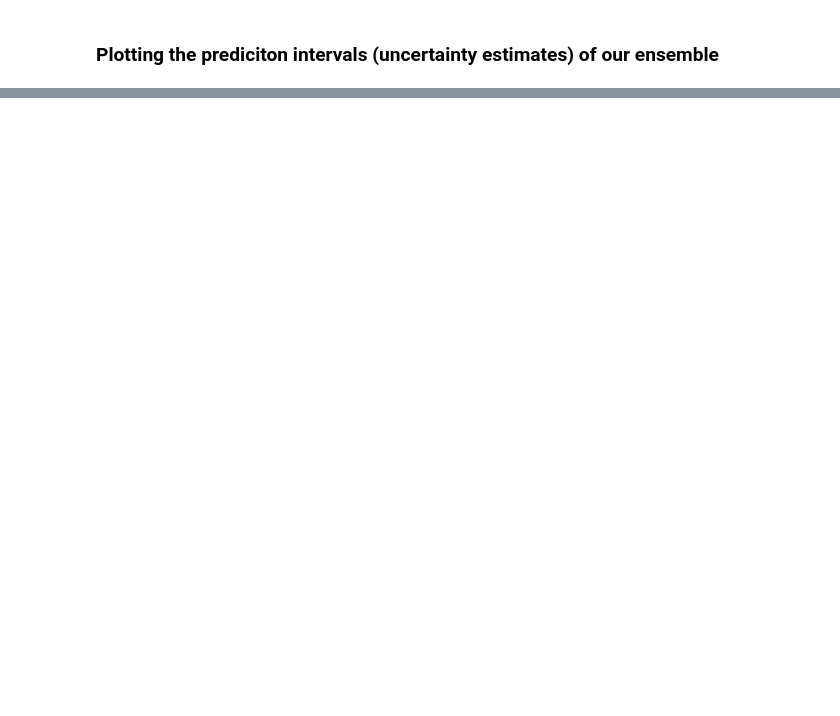
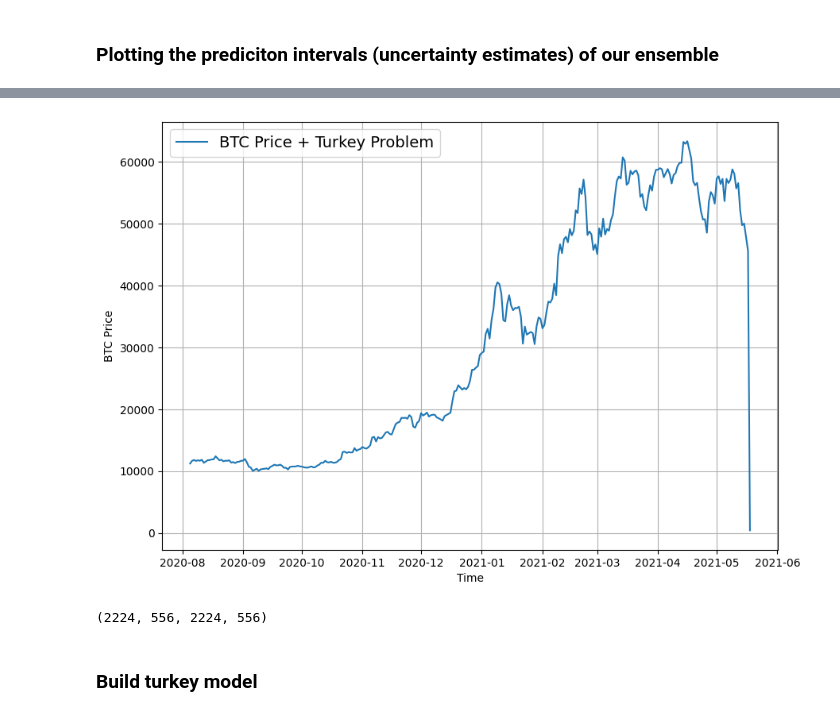
Before and after one commit to random-words/colab-notebooks, a Jupyter notebook: 10__time_series_forecasting.ipynb, the cells around one changed output, grey strips where cells are left out. Cells and saved outputs as stored; diff of their text form; code cells hidden in the pictures; blank space fills up the shorter version.

```diff
--- a/10__time_series_forecasting.ipynb
+++ b/10__time_series_forecasting.ipynb
@@ -1965,0 +2176,3 @@ plt.legend(loc="upper left", fontsize=14);
+# %%
+btc_price_turkey = btc_price.copy()
+btc_price_turkey[-1] = btc_price_turkey[-1] / 100
@@ -1965,0 +2193,4 @@ plt.legend(loc="upper left", fontsize=14);
+# %%
+# Get timesteps
+btc_timesteps_turkey = np.array(bitcoin_prices.index)
+btc_timesteps_turkey[-10:]
@@ -1965,0 +2204,9 @@ plt.legend(loc="upper left", fontsize=14);
+# %%
+plt.figure(figsize=(10, 7))
+plot_time_series(timesteps=btc_timesteps_turkey,
+                 values=btc_price_turkey,
+                 format="-",
+                 label="BTC Price + Turkey Problem",
+                 start=2500)
+# %% [output]
+[figure, added]
@@ -1965,0 +2216,12 @@ plt.legend(loc="upper left", fontsize=14);
+# %%
+# Create train & test split for turkey problem
+full_windows, full_labels = make_windows(np.array(btc_price_turkey),
+                                         window_size=WINDOW_SIZE,
+                                         horizon=HORIZON)
+
+X_train, X_test, y_train, y_test = make_train_test_splits(full_windows, full_labels)
+len(X_train), len(X_test), len(y_train), len(y_test)
+# %% [output]
+(2224, 556, 2224, 556)
+# %% [markdown]
+### Build turkey model
```
Also changed, not shown: parts of 91 cells of this notebook.
